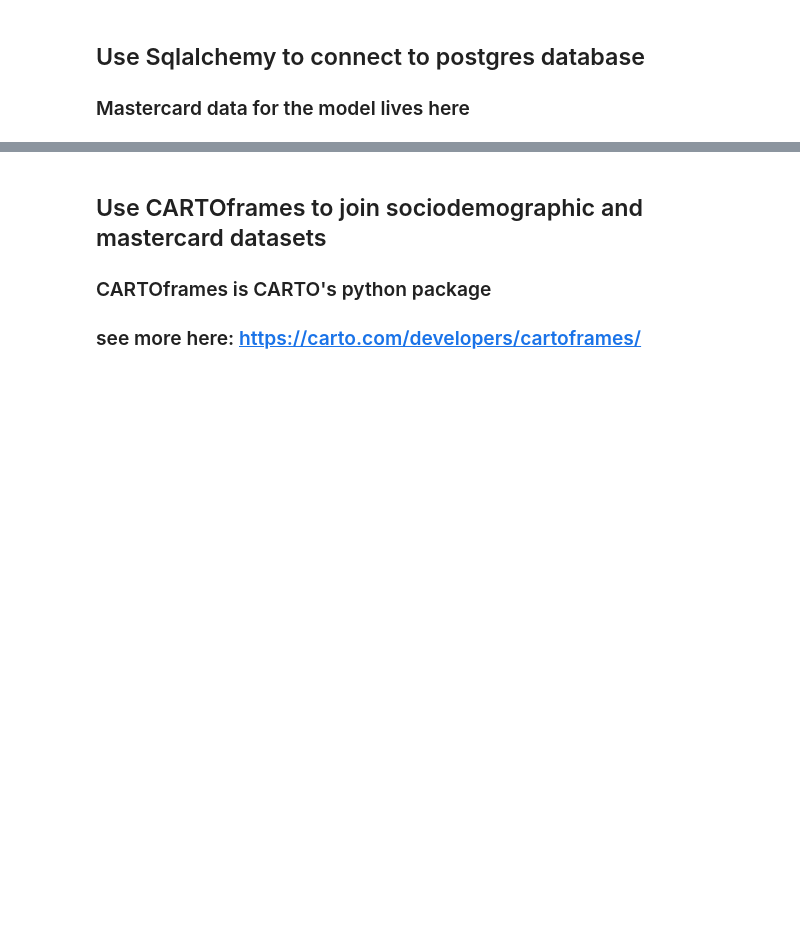
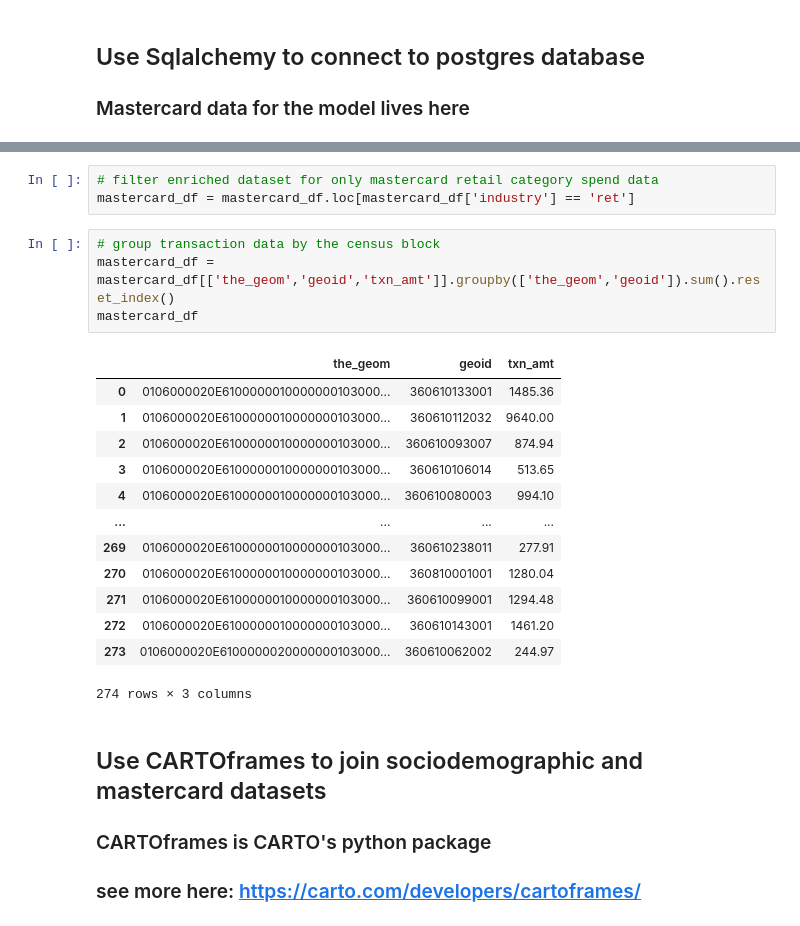
Before and after one commit to asliwinski23/mastercard_spend_prediction, a Jupyter notebook: final_project.ipynb, the cells around one changed output, grey strips where cells are left out. Drawn from its saved outputs; the diff is of its cells as text; blank space fills up the shorter version.

```diff
--- a/final_project.ipynb
+++ b/final_project.ipynb
@@ -137,6 +137,27 @@ SELECT * FROM mastercard_data
 | 2 | 0106000020E6100000010000000103000... | 360610044001 | ret | 0.0 |
 | 3 | 0106000020E6100000010000000103000... | 360610044001 | gro | 0.0 |
 | 4 | 0106000020E6100000010000000103000... | 360610044001 | gro | 0.0 |
+# %%
+# filter enriched dataset for only mastercard retail category spend data
+mastercard_df = mastercard_df.loc[mastercard_df['industry'] == 'ret']
+# %%
+# group transaction data by the census block
+mastercard_df = mastercard_df[['the_geom','geoid','txn_amt']].groupby(['the_geom','geoid']).sum().reset_index()
+mastercard_df
+# %% [output]
+|  | the_geom | geoid | txn_amt |
+| 0 | 0106000020E6100000010000000103000... | 360610133001 | 1485.36 |
+| 1 | 0106000020E6100000010000000103000... | 360610112032 | 9640.00 |
+| 2 | 0106000020E6100000010000000103000... | 360610093007 | 874.94 |
+| 3 | 0106000020E6100000010000000103000... | 360610106014 | 513.65 |
+| 4 | 0106000020E6100000010000000103000... | 360610080003 | 994.10 |
+| ... | ... | ... | ... |
+| 269 | 0106000020E6100000010000000103000... | 360610238011 | 277.91 |
+| 270 | 0106000020E6100000010000000103000... | 360810001001 | 1280.04 |
+| 271 | 0106000020E6100000010000000103000... | 360610099001 | 1294.48 |
+| 272 | 0106000020E6100000010000000103000... | 360610143001 | 1461.20 |
+| 273 | 0106000020E6100000020000000103000... | 360610062002 | 244.97 |
+274 rows × 3 columns
 # %% [markdown]
 ## Use CARTOframes to join sociodemographic and mastercard datasets
 ### CARTOframes is CARTO's python package
```
Also changed, not shown: parts of 69 cells of this notebook.
